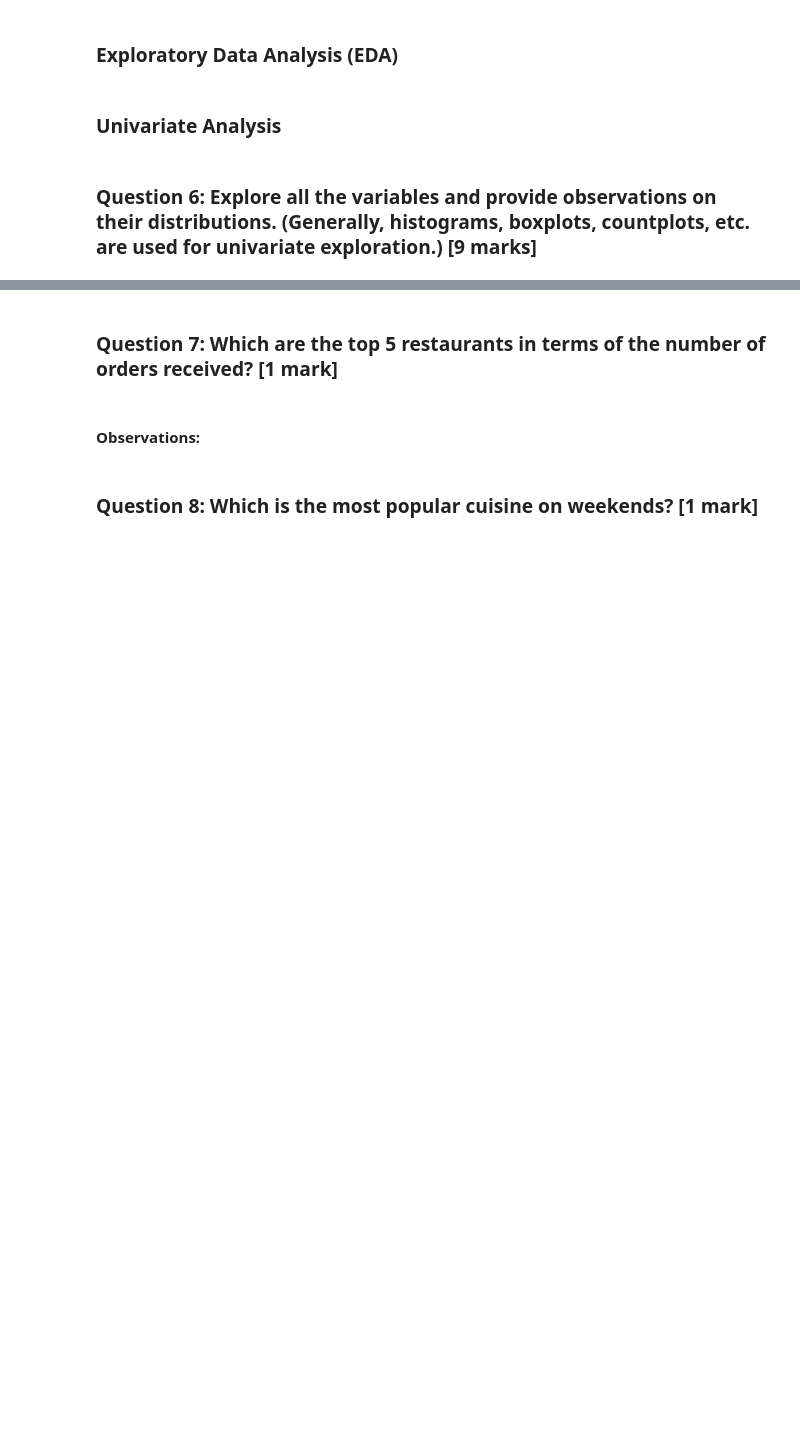
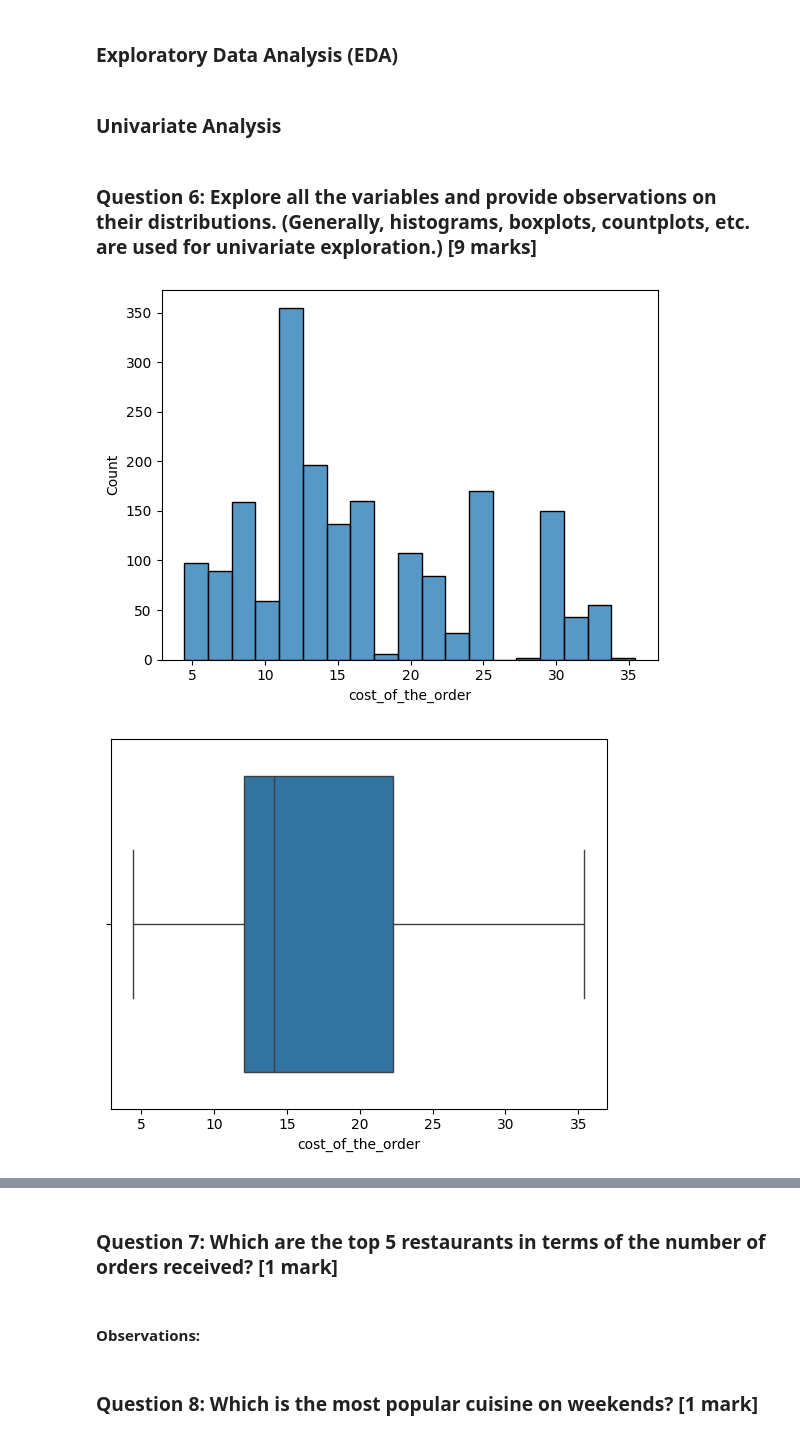
Before and after one commit to Suhaskarthik/python-foodhub-project, a Jupyter notebook: foodhub_project.ipynb, the cells around one changed output, grey strips where cells are left out. Drawn from its saved outputs; the diff is of its cells as text; code cells hidden in the pictures; blank space fills up the shorter version.

```diff
--- a/foodhub_project.ipynb
+++ b/foodhub_project.ipynb
@@ -147,0 +150,10 @@ orders_not_rated
+# %%
+# Historgram of Cost of The Order
+sns.histplot(data=df,x='cost_of_the_order')
+plt.show()
+
+sns.boxplot(data=df,x='cost_of_the_order')
+plt.show()
+# %% [output]
+[figure, added]
+[figure, added]
```
Also changed, not shown: parts of 7 cells of this notebook.
